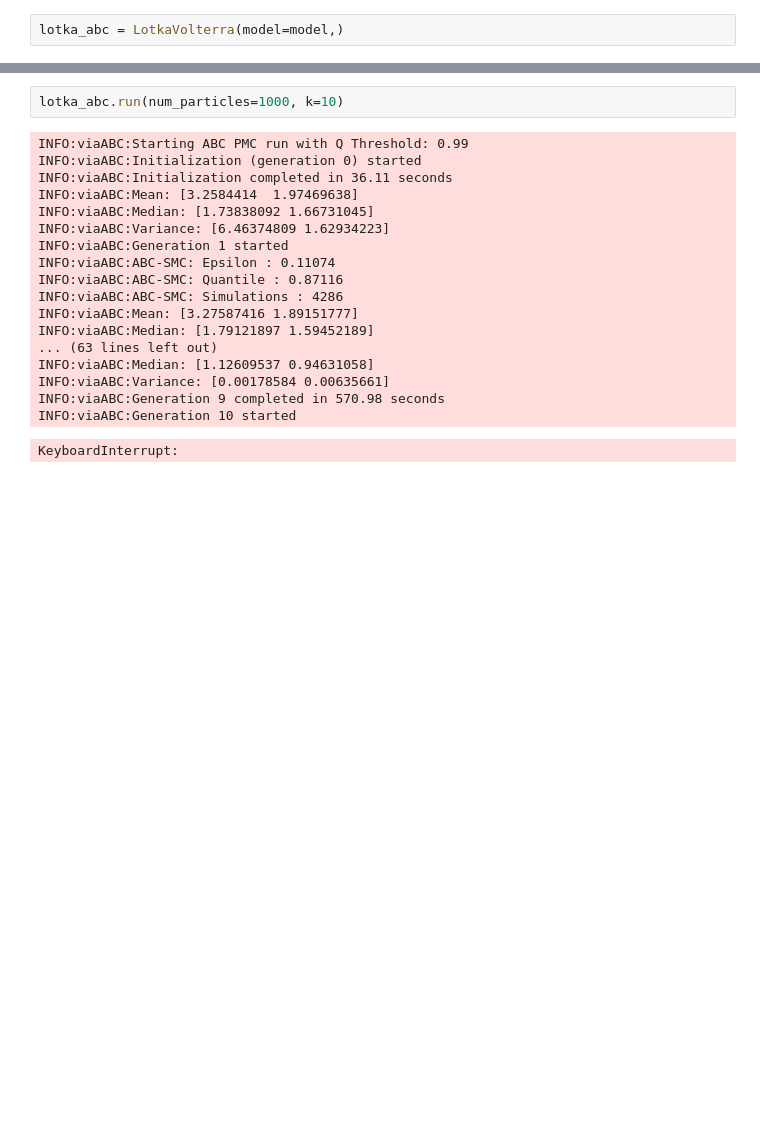
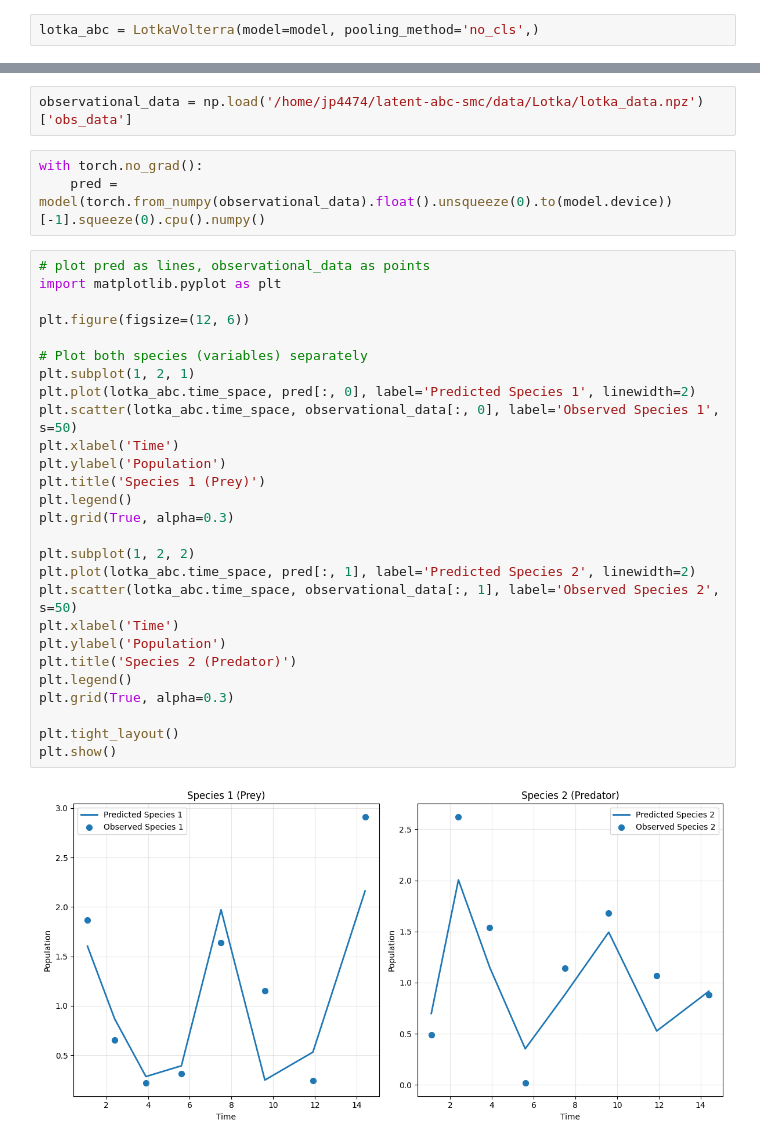
Before and after one commit to jp4474/viaABC, a Jupyter notebook: tutorial/3.inference.ipynb, the cells around one changed output, grey strips where cells are left out. Cells and saved outputs as stored; diff of their text form; blank space fills up the shorter version.

```diff
--- a/tutorial/3.inference.ipynb
+++ b/tutorial/3.inference.ipynb
@@ -41,5 +21,5 @@ PreTrainLightning(
 # %%
-lotka_abc = LotkaVolterra(model=model,)
+lotka_abc = LotkaVolterra(model=model, pooling_method='no_cls',)
 # %% [output]
 INFO:viaABC:Initializing ViaABC class
 INFO:viaABC:Model updated
@@ -53,24 +32,37 @@ INFO:viaABC:tmax: 15
 INFO:viaABC:time_space: [ 1.1  2.4  3.9  5.6  7.5  9.6 11.9 14.4]
 INFO:viaABC:pooling_method: no_cls
 INFO:viaABC:metric: pairwise_cosine
-# %%
-lotka_abc.run(num_particles=1000, k=10)
-# %% [output]
-INFO:viaABC:Starting ABC PMC run with Q Threshold: 0.99
-INFO:viaABC:Initialization (generation 0) started
-INFO:viaABC:Initialization completed in 36.11 seconds
-INFO:viaABC:Mean: [3.2584414  1.97469638]
-INFO:viaABC:Median: [1.73838092 1.66731045]
-INFO:viaABC:Variance: [6.46374809 1.62934223]
-INFO:viaABC:Generation 1 started
-INFO:viaABC:ABC-SMC: Epsilon : 0.11074
-INFO:viaABC:ABC-SMC: Quantile : 0.87116
-INFO:viaABC:ABC-SMC: Simulations : 4286
-INFO:viaABC:Mean: [3.27587416 1.89151777]
-INFO:viaABC:Median: [1.79121897 1.59452189]
-... (63 lines left out)
-INFO:viaABC:Median: [1.12609537 0.94631058]
-INFO:viaABC:Variance: [0.00178584 0.00635661]
-INFO:viaABC:Generation 9 completed in 570.98 seconds
-INFO:viaABC:Generation 10 started
-KeyboardInterrupt:
+# %%
+observational_data = np.load('/home/jp4474/latent-abc-smc/data/Lotka/lotka_data.npz')['obs_data']
+# %%
+with torch.no_grad():
+    pred = model(torch.from_numpy(observational_data).float().unsqueeze(0).to(model.device))[-1].squeeze(0).cpu().numpy()
+# %%
+# plot pred as lines, observational_data as points
+import matplotlib.pyplot as plt
+
+plt.figure(figsize=(12, 6))
+
+# Plot both species (variables) separately
+plt.subplot(1, 2, 1)
+plt.plot(lotka_abc.time_space, pred[:, 0], label='Predicted Species 1', linewidth=2)
+plt.scatter(lotka_abc.time_space, observational_data[:, 0], label='Observed Species 1', s=50)
+plt.xlabel('Time')
+plt.ylabel('Population')
+plt.title('Species 1 (Prey)')
+plt.legend()
+plt.grid(True, alpha=0.3)
+
+plt.subplot(1, 2, 2)
+plt.plot(lotka_abc.time_space, pred[:, 1], label='Predicted Species 2', linewidth=2)
+plt.scatter(lotka_abc.time_space, observational_data[:, 1], label='Observed Species 2', s=50)
+plt.xlabel('Time')
+plt.ylabel('Population')
+plt.title('Species 2 (Predator)')
+plt.legend()
+plt.grid(True, alpha=0.3)
+
+plt.tight_layout()
+plt.show()
+# %% [output]
+[figure, added]
```
Also changed, not shown: parts of 5 cells of this notebook, 24 other files.
